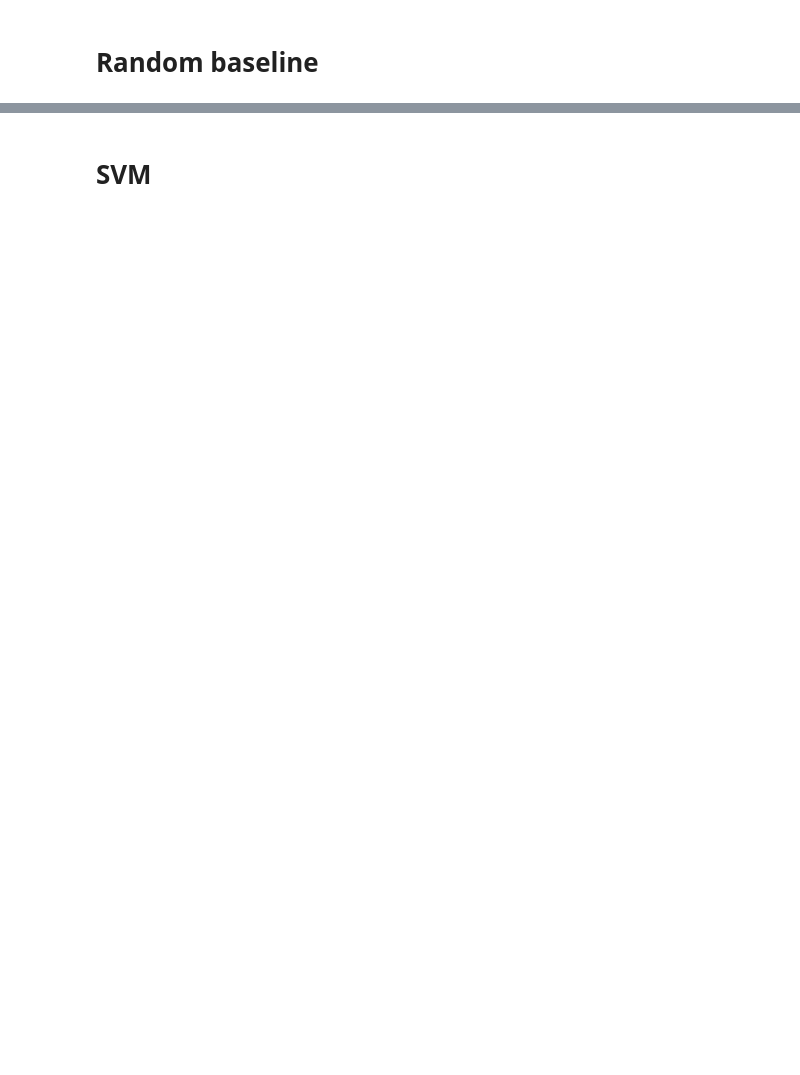
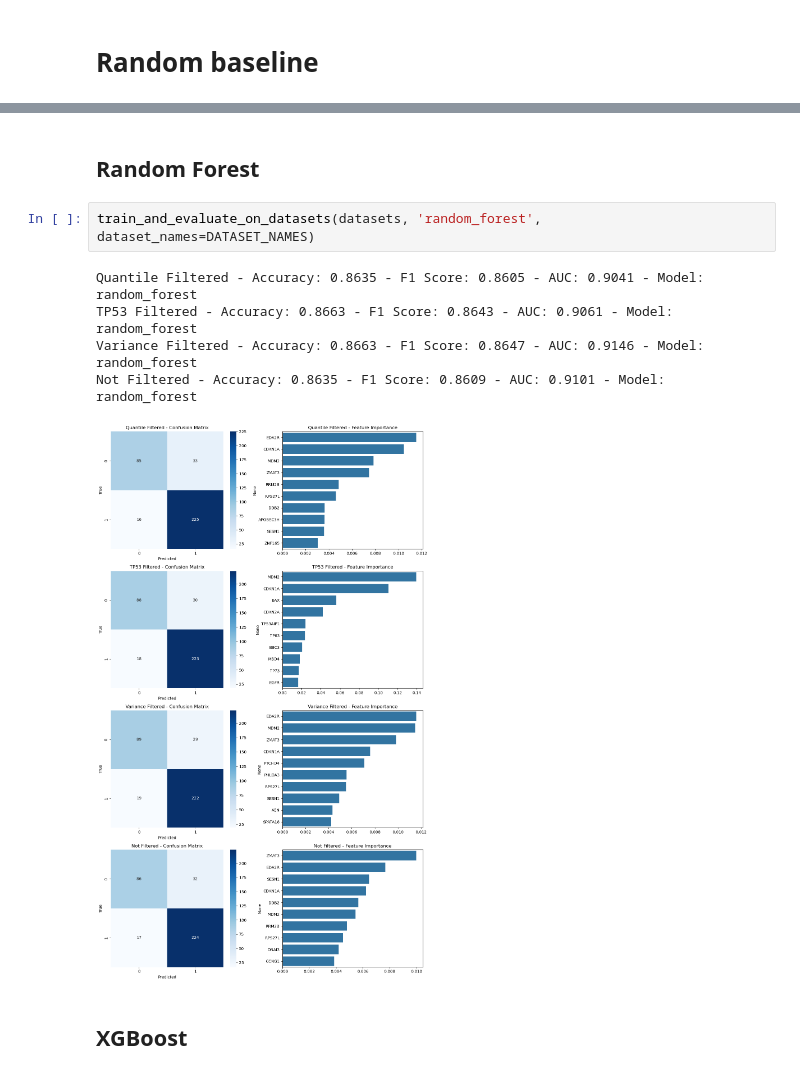
Before and after one commit to VittorioRossi/p53-mutations, a Jupyter notebook: notebooks_ccle/mutation_classification.ipynb, the cells around one changed output, grey strips where cells are left out. Saved outputs shown, nothing was run; the diff lists cells and outputs as text; blank space fills up the shorter version.

```diff
--- a/notebooks_ccle/mutation_classification.ipynb
+++ b/notebooks_ccle/mutation_classification.ipynb
@@ -207,3 +200,13 @@ Variance Filtered - Accuracy: 0.84 - F1 Score: 0.84 - Model: logistic
+# %% [markdown]
+## Random Forest
+# %%
+train_and_evaluate_on_datasets(datasets, 'random_forest', dataset_names=DATASET_NAMES)
+# %% [output]
+Quantile Filtered - Accuracy: 0.8635 - F1 Score: 0.8605 - AUC: 0.9041 - Model: random_forest
+TP53 Filtered - Accuracy: 0.8663 - F1 Score: 0.8643 - AUC: 0.9061 - Model: random_forest
+Variance Filtered - Accuracy: 0.8663 - F1 Score: 0.8647 - AUC: 0.9146 - Model: random_forest
+Not Filtered - Accuracy: 0.8635 - F1 Score: 0.8609 - AUC: 0.9101 - Model: random_forest
+[figure, added]
 # %% [markdown]
-# SVM
+## XGBoost
 # %%
```
Also changed, not shown: parts of 26 cells of this notebook, 17 other files.
